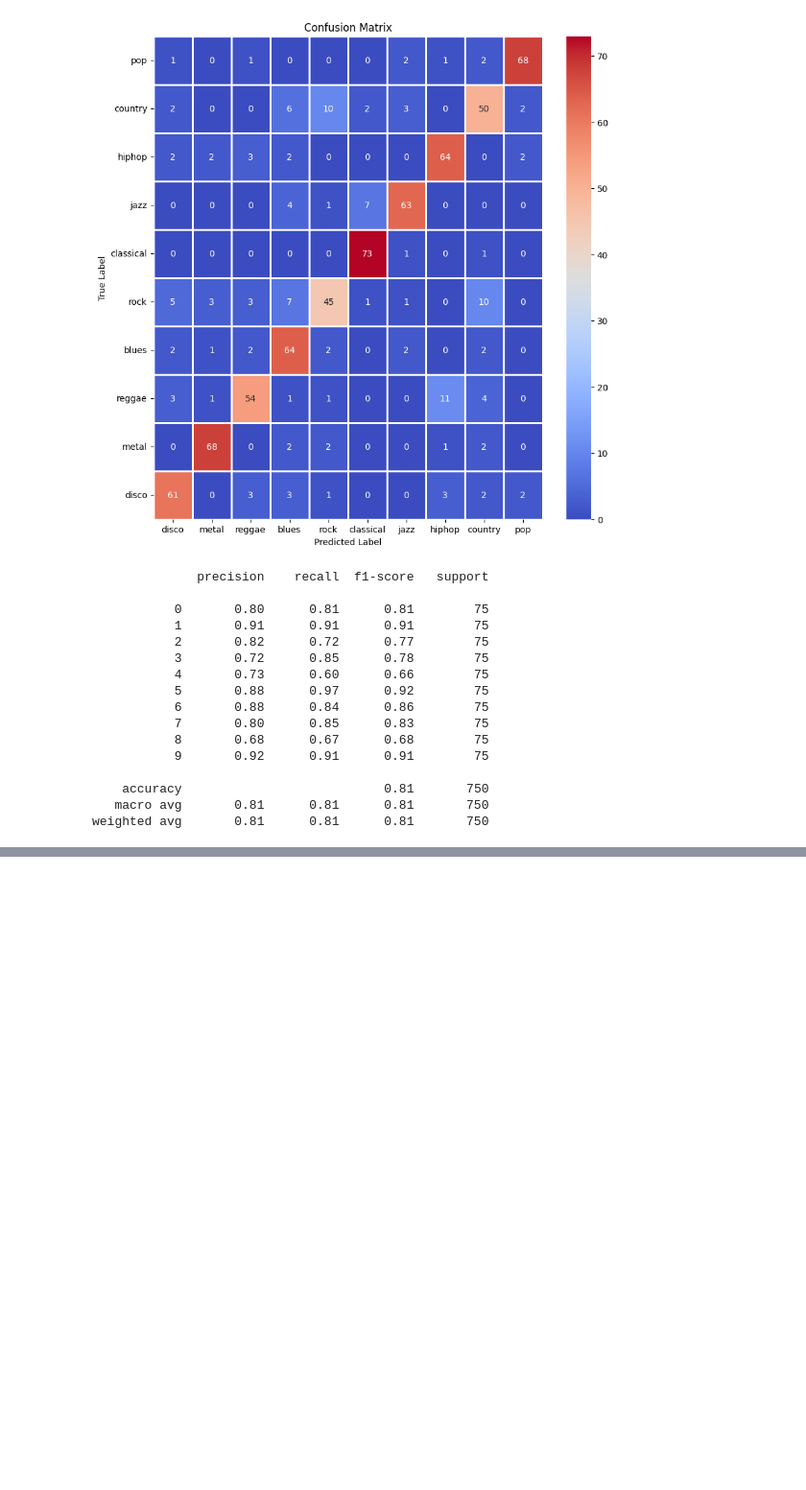
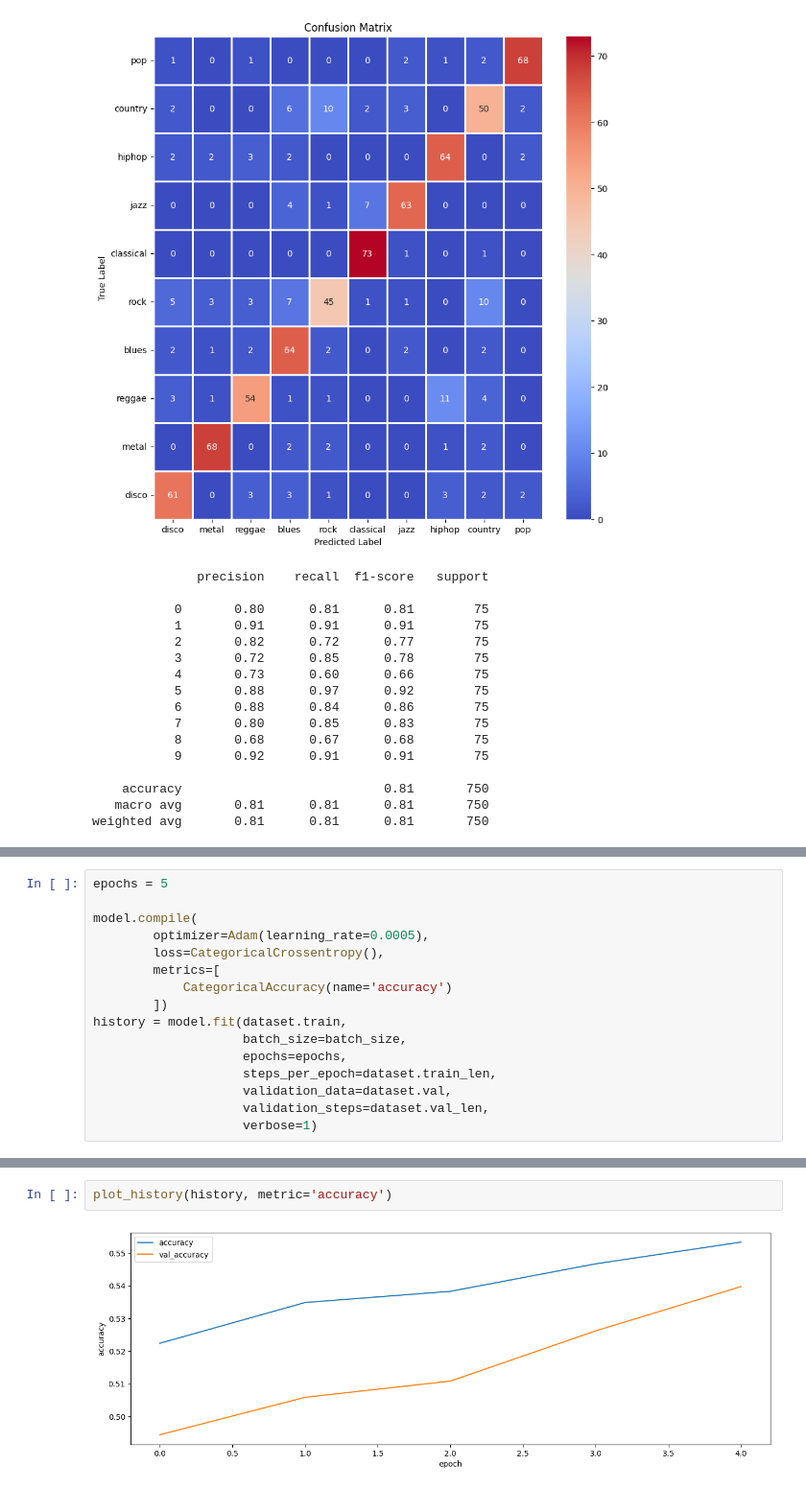
Before and after one commit to michalszc/MusicGenrePrediction, a Jupyter notebook: xception-model.ipynb, the cells around one changed output, grey strips where cells are left out. Shown at 96% size. Saved outputs shown, nothing was run; the diff lists cells and outputs as text; blank space fills up the shorter version.

```diff
--- a/xception-model.ipynb
+++ b/xception-model.ipynb
@@ -352,0 +488,16 @@ weighted avg       0.81      0.81      0.81       750
+# %%
+epochs = 5
+
+model.compile(
+        optimizer=Adam(learning_rate=0.0005),
+        loss=CategoricalCrossentropy(),
+        metrics=[
+            CategoricalAccuracy(name='accuracy')
+        ])
+history = model.fit(dataset.train,
+                    batch_size=batch_size,
+                    epochs=epochs,
+                    steps_per_epoch=dataset.train_len,
+                    validation_data=dataset.val,
+                    validation_steps=dataset.val_len,
+                    verbose=1)
@@ -352,0 +522,4 @@ weighted avg       0.81      0.81      0.81       750
+# %%
+plot_history(history, metric='accuracy')
+# %% [output]
+[figure, added]
```
Also changed, not shown: parts of 34 cells of this notebook.
